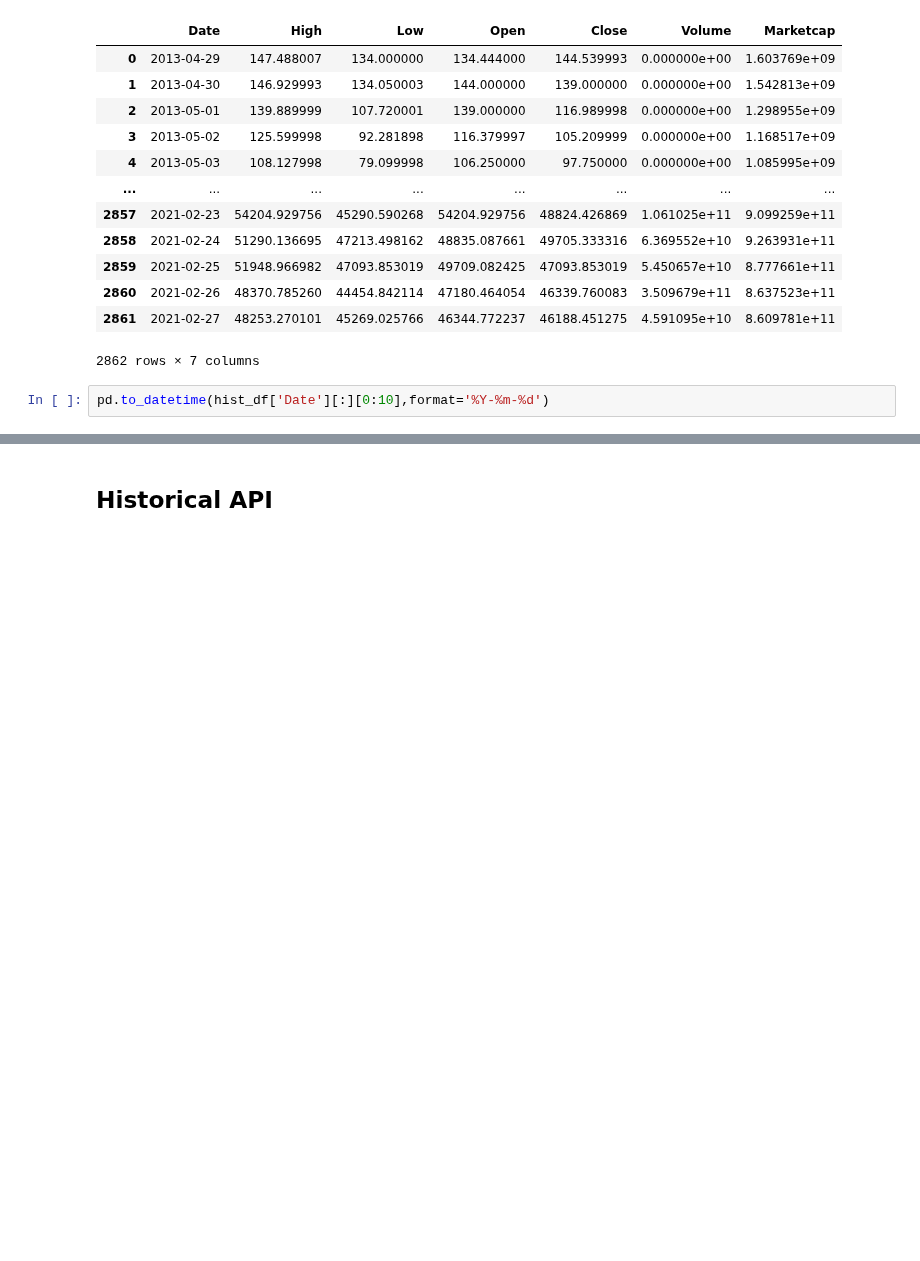
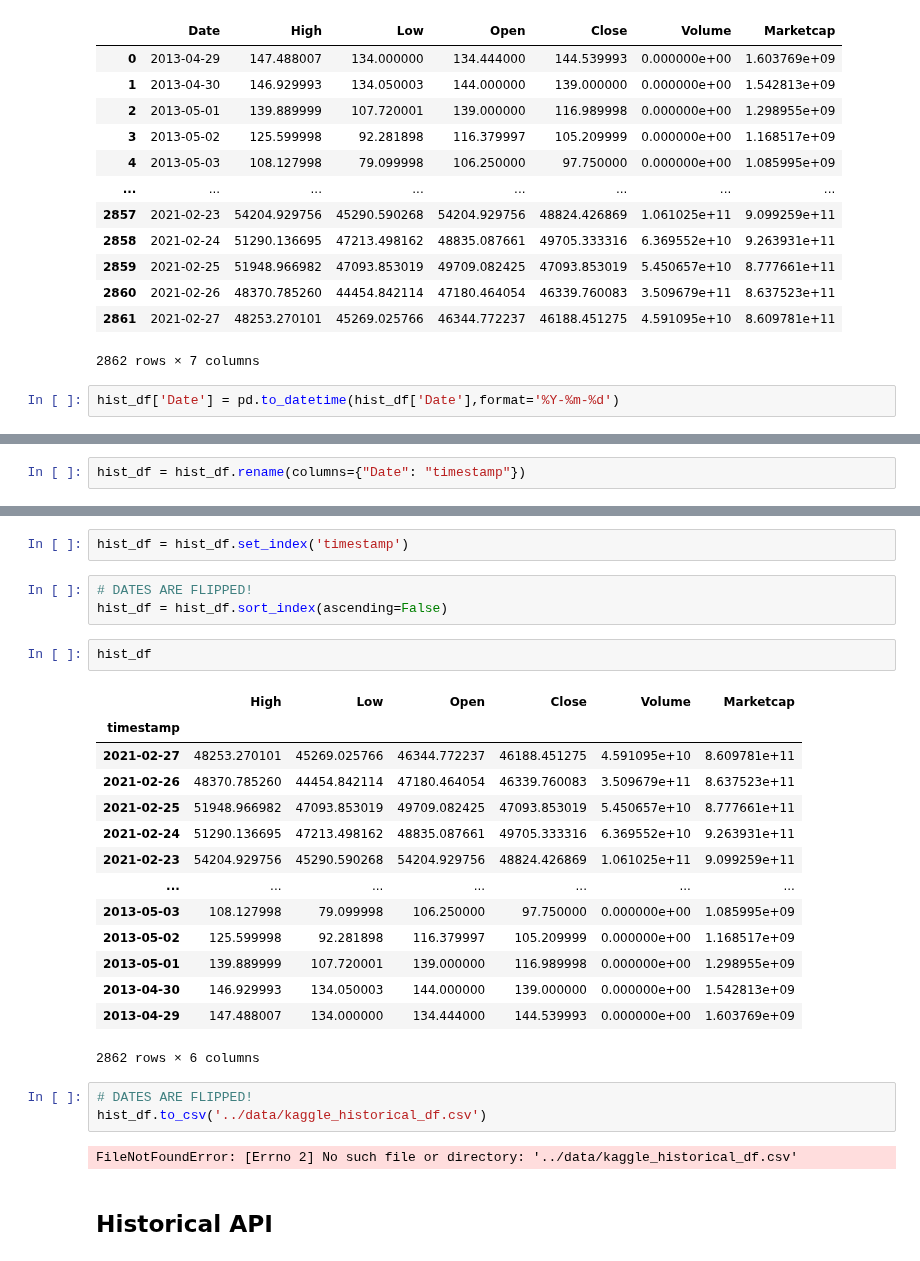
Before and after one commit to Dmunozig/crypto_sentiment, a Jupyter notebook: notebooks/Diego_EDA_notebook.ipynb, the cells around one changed output, grey strips where cells are left out. Drawn from its saved outputs; the diff is of its cells as text; blank space fills up the shorter version.

Commit message:
Turned kaggle dataset into DF

```diff
--- a/notebooks/Diego_EDA_notebook.ipynb
+++ b/notebooks/Diego_EDA_notebook.ipynb
@@ -290,4 +241,4 @@ hist_df
 | 2861 | 2021-02-27 | 48253.270101 | 45269.025766 | 46344.772237 | 46188.451275 | 4.591095e+10 | 8.609781e+11 |
 2862 rows × 7 columns
 # %%
-pd.to_datetime(hist_df['Date'][:][0:10],format='%Y-%m-%d')
+hist_df['Date'] = pd.to_datetime(hist_df['Date'],format='%Y-%m-%d')
@@ -307,0 +245,2 @@ getting local data
+# %%
+hist_df = hist_df.rename(columns={"Date": "timestamp"})
@@ -308,3 +258,30 @@ getting local data
+# %%
+hist_df = hist_df.set_index('timestamp')
+# %%
+# DATES ARE FLIPPED!
+hist_df = hist_df.sort_index(ascending=False)
+# %%
+hist_df
+# %% [output]
+|  | High | Low | Open | Close | Volume | Marketcap |
+| timestamp |  |  |  |  |  |  |
+| 2021-02-27 | 48253.270101 | 45269.025766 | 46344.772237 | 46188.451275 | 4.591095e+10 | 8.609781e+11 |
+| 2021-02-26 | 48370.785260 | 44454.842114 | 47180.464054 | 46339.760083 | 3.509679e+11 | 8.637523e+11 |
+| 2021-02-25 | 51948.966982 | 47093.853019 | 49709.082425 | 47093.853019 | 5.450657e+10 | 8.777661e+11 |
+| 2021-02-24 | 51290.136695 | 47213.498162 | 48835.087661 | 49705.333316 | 6.369552e+10 | 9.263931e+11 |
+| 2021-02-23 | 54204.929756 | 45290.590268 | 54204.929756 | 48824.426869 | 1.061025e+11 | 9.099259e+11 |
+| ... | ... | ... | ... | ... | ... | ... |
+| 2013-05-03 | 108.127998 | 79.099998 | 106.250000 | 97.750000 | 0.000000e+00 | 1.085995e+09 |
+| 2013-05-02 | 125.599998 | 92.281898 | 116.379997 | 105.209999 | 0.000000e+00 | 1.168517e+09 |
+| 2013-05-01 | 139.889999 | 107.720001 | 139.000000 | 116.989998 | 0.000000e+00 | 1.298955e+09 |
+| 2013-04-30 | 146.929993 | 134.050003 | 144.000000 | 139.000000 | 0.000000e+00 | 1.542813e+09 |
+| 2013-04-29 | 147.488007 | 134.000000 | 134.444000 | 144.539993 | 0.000000e+00 | 1.603769e+09 |
+2862 rows × 6 columns
+# %%
+# DATES ARE FLIPPED!
+hist_df.to_csv('../data/kaggle_historical_df.csv')
+# %% [output]
+FileNotFoundError: [Errno 2] No such file or directory: '../data/kaggle_historical_df.csv'
 # %% [markdown]
 ## Historical API
 # %%
```
Also changed, not shown: parts of 9 cells of this notebook.
